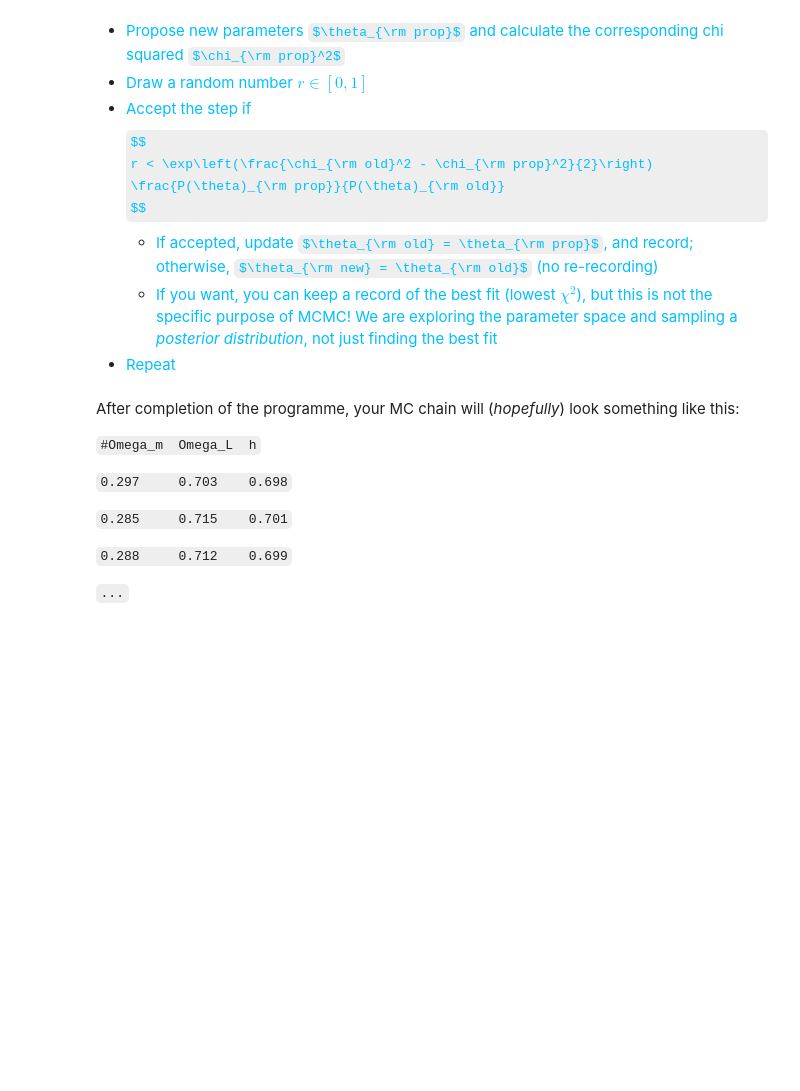
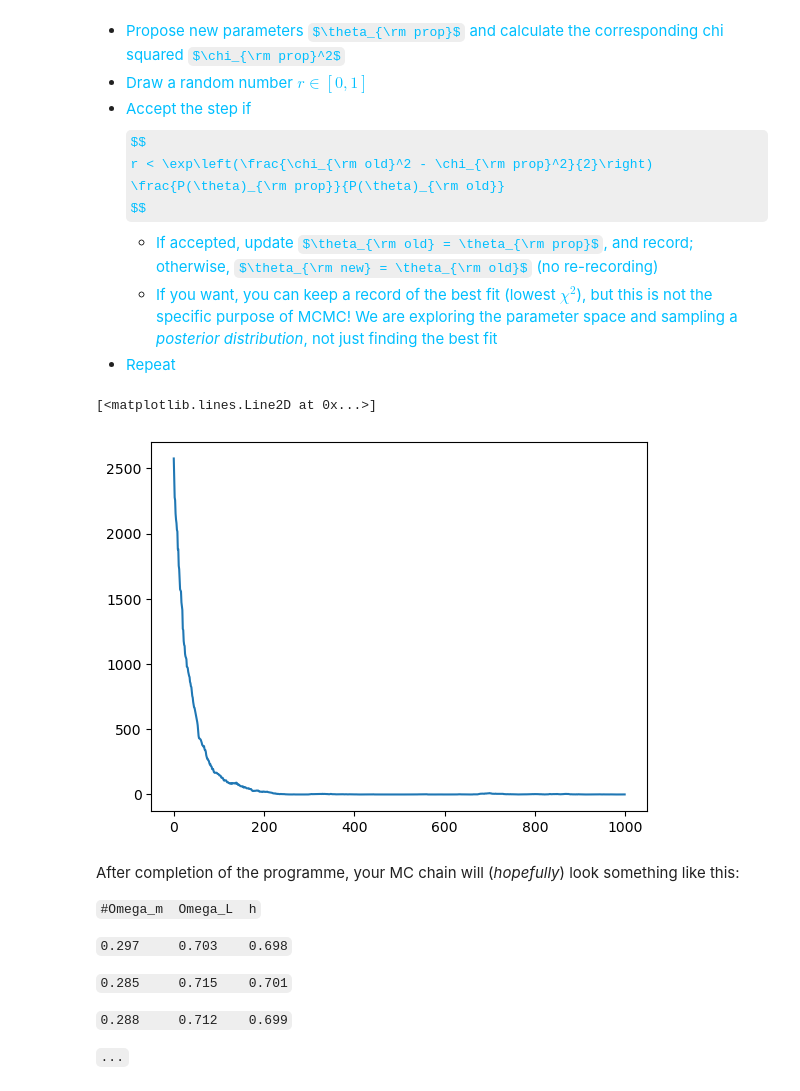
Before and after one commit to tsiligardi/PRA3024-Analysis-of-big-data-in-physics, a Jupyter notebook: PRA3024_2223_COSMOLOGY.ipynb, the cells around one changed output. Saved outputs shown, nothing was run; the diff lists cells and outputs as text; code cells hidden in the pictures; some formulas as TeX source; blank space fills up the shorter version.

```diff
--- a/PRA3024_2223_COSMOLOGY.ipynb
+++ b/PRA3024_2223_COSMOLOGY.ipynb
@@ -383,6 +386,11 @@ while(counts !=N_steps):
 #KEEP TRACK THE OF THE PARAMETERS
 
 file.close();
+# %%
+plt.plot(chi2_values)
+# %% [output]
+[<matplotlib.lines.Line2D at 0x...>]
+[figure, added]
 # %% [markdown]
 After completion of the programme, your MC chain will (*hopefully*) look something like this:
 
```
Also changed, not shown: parts of 5 cells of this notebook.
